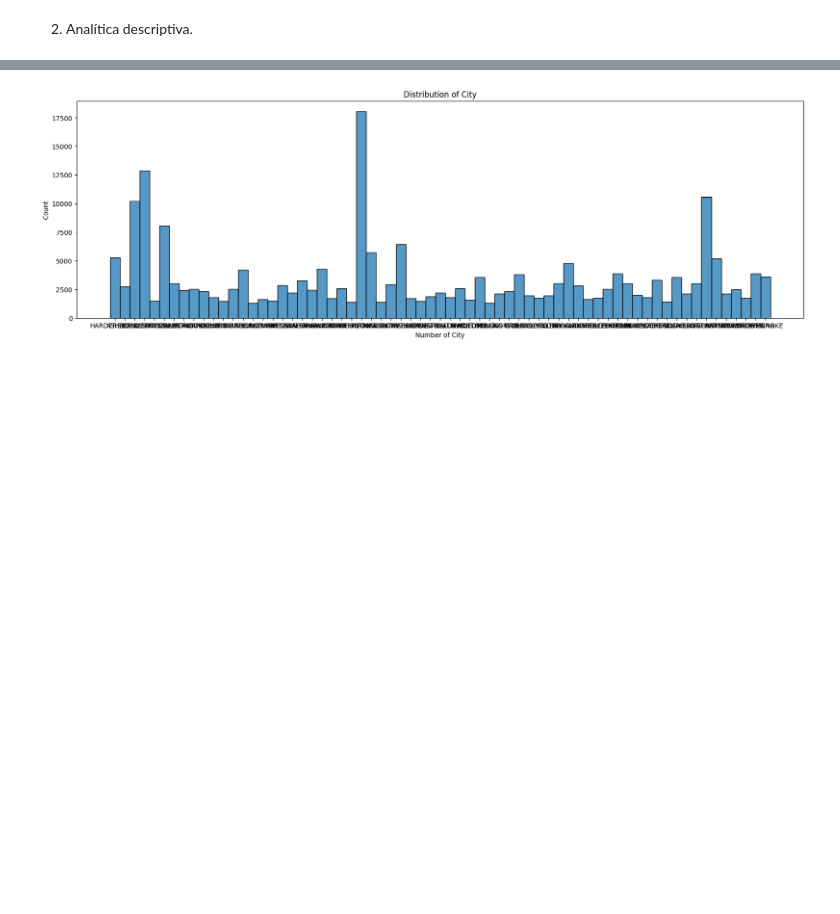
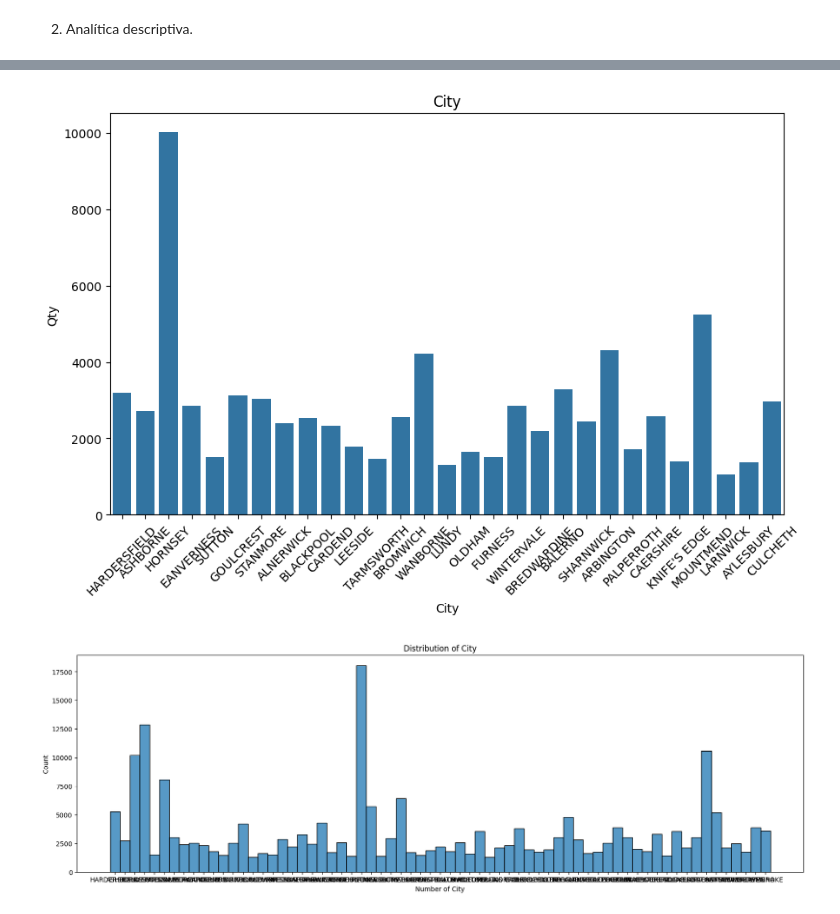
Before and after one commit to RaksoIngenieria/Data-Analytics, a Jupyter notebook: AromasDelValle.ipynb, the cells around one changed output, grey strips where cells are left out. Saved outputs shown, nothing was run; the diff lists cells and outputs as text; code cells hidden in the pictures; blank space fills up the shorter version.

```diff
--- a/AromasDelValle.ipynb
+++ b/AromasDelValle.ipynb
@@ -104,3 +97,19 @@ plt.show()
+# %%
+# Diagrama de barras
+
+# countplot es una función de la biblioteca Seaborn en Python
+# Crea un gráfico de barras donde la altura de cada barra,
+# representa el número de ocurrencias de una categoría específica en el conjunto de datos.
+
+plt.figure(figsize=(10,6))
+sns.countplot(data=df, x='City')
+plt.xlabel('City')
+plt.ylabel('Qty')
+plt.xticks(rotation=45)
+plt.title('City')
+plt.show()
+# %% [output]
+[figure, added]
 # %%
 # Histograma
 plt.figure(figsize=(20,6))
```
Also changed, not shown: parts of 14 cells of this notebook.
